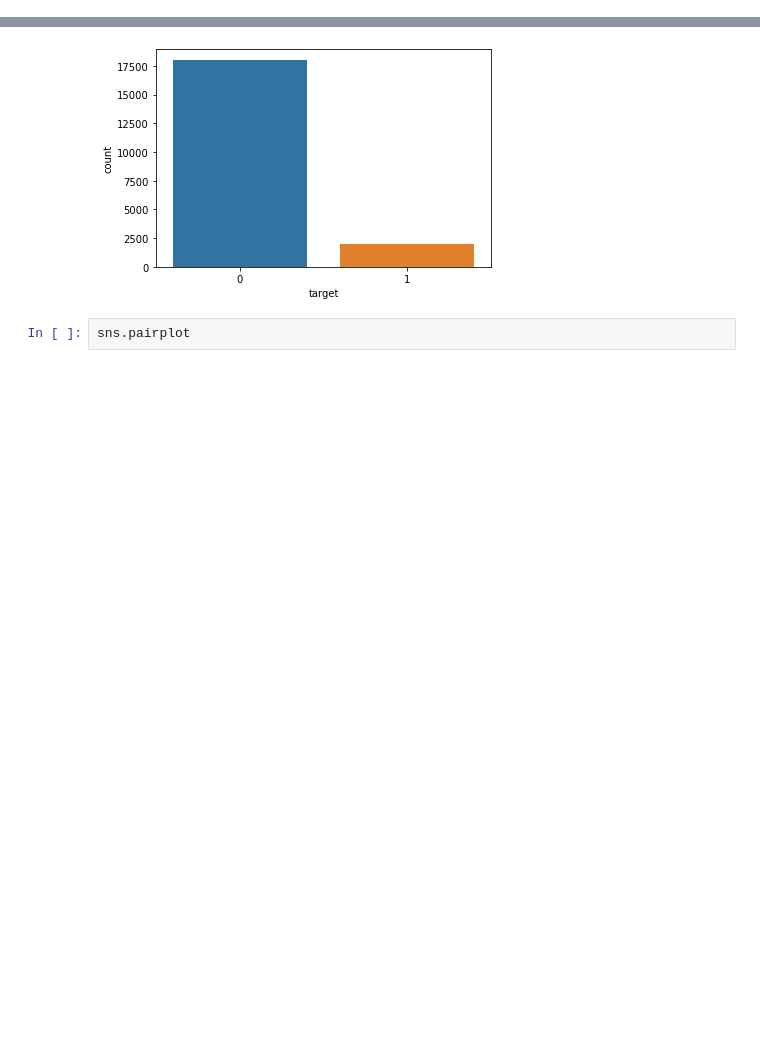
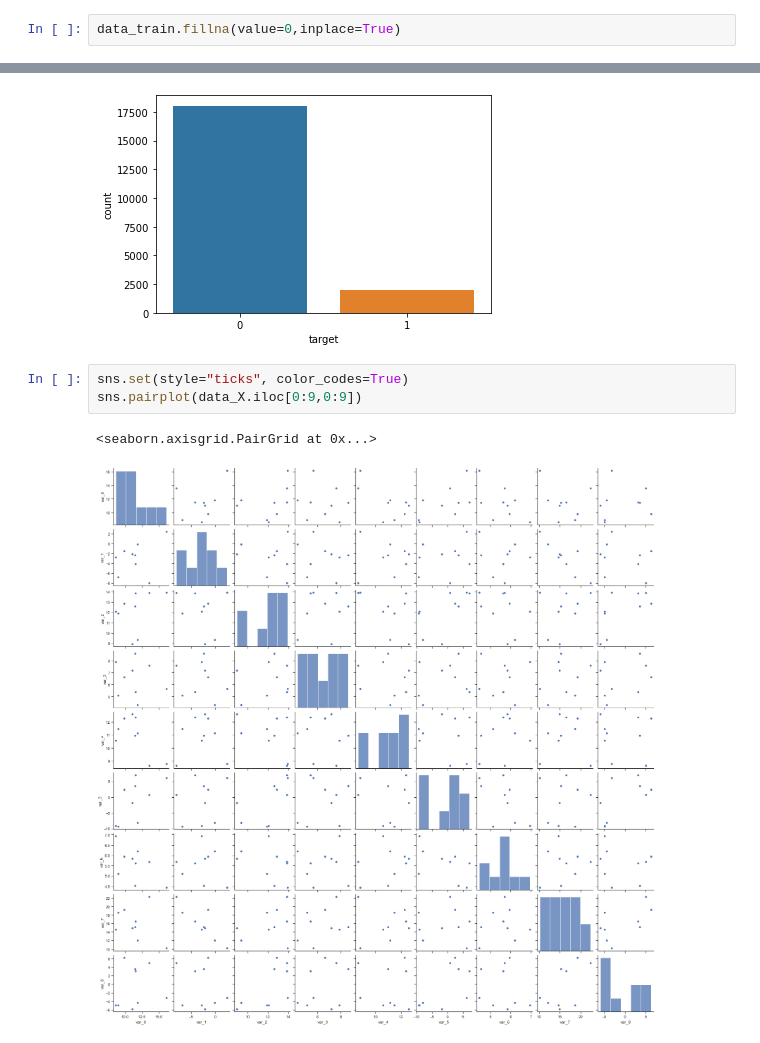
Before and after one commit to FerhatYilmaz1986/Ensemble-Learning-XGboost, a Jupyter notebook: Xgboost_classification.ipynb, the cells around one changed output, grey strips where cells are left out. Saved outputs shown, nothing was run; the diff lists cells and outputs as text; blank space fills up the shorter version.

```diff
--- a/Xgboost_classification.ipynb
+++ b/Xgboost_classification.ipynb
@@ -77,3 +82,5 @@ Duplicate records in test set:   0
+# %%
+data_train.fillna(value=0,inplace=True)
 # %% [markdown]
 ### EDA
 # %%
@@ -103,5 +110,9 @@ sns.countplot(x = data_Y)
 # %% [output]
 <AxesSubplot:xlabel='target', ylabel='count'>
 [figure]
-# %%
-sns.pairplot
+# %%
+sns.set(style="ticks", color_codes=True)
+sns.pairplot(data_X.iloc[0:9,0:9])
+# %% [output]
+<seaborn.axisgrid.PairGrid at 0x...>
+[figure, added]
```
Also changed, not shown: parts of 2 cells of this notebook.
